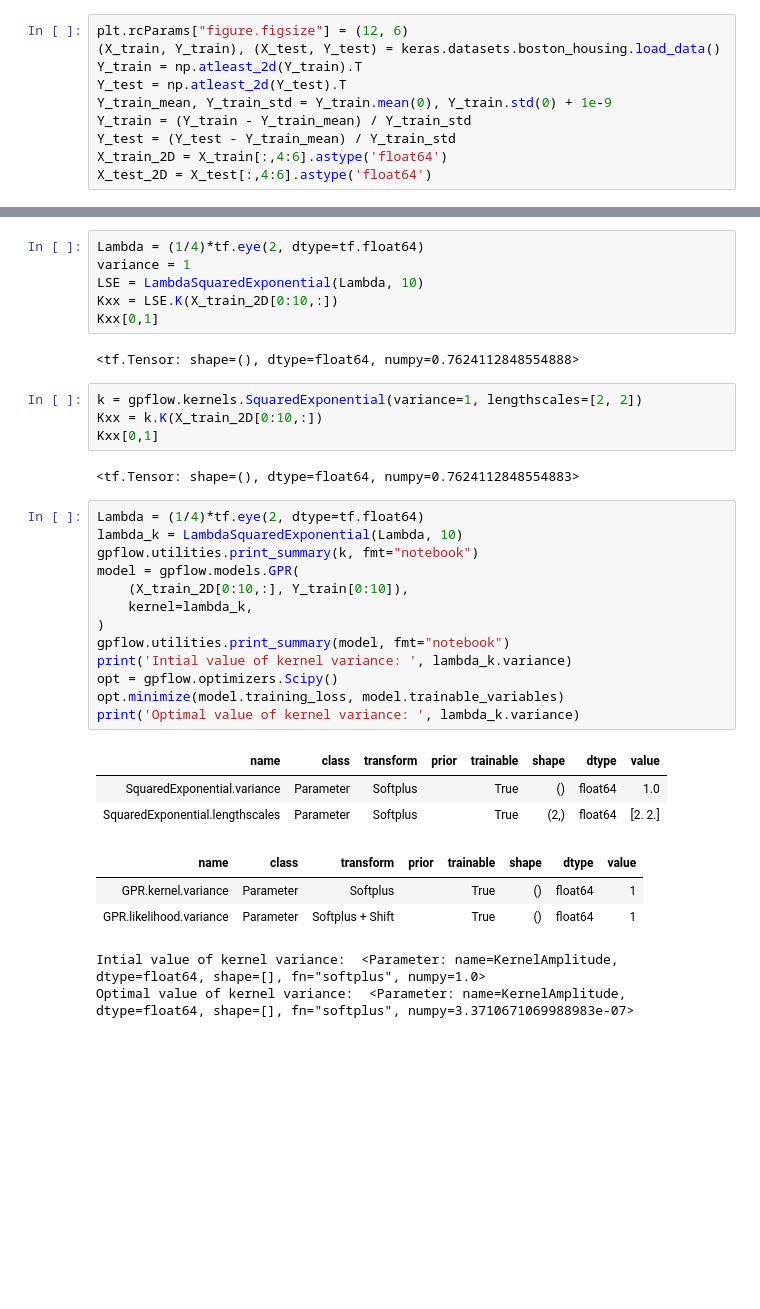
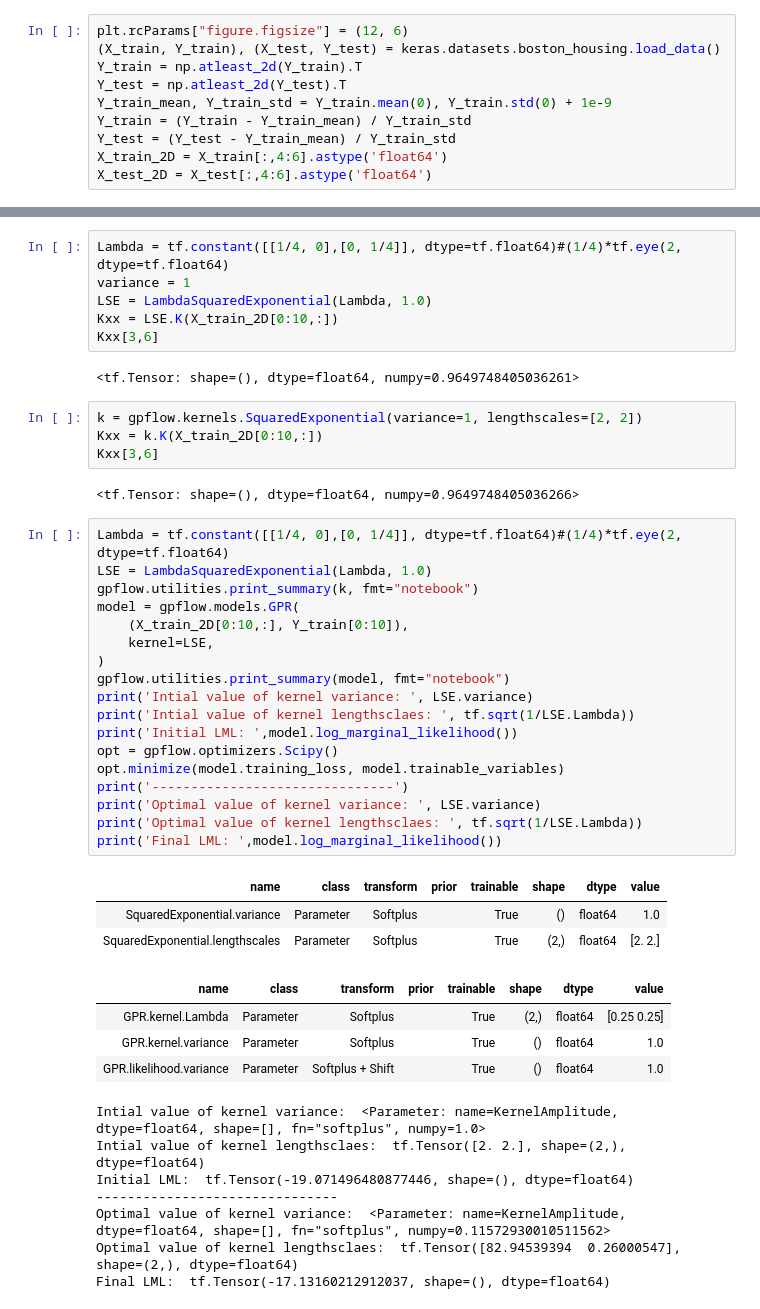
Before and after one commit to mattyred/BSGP_Automatic_Independence_Determination, a Jupyter notebook: kernel.ipynb, the cells around one changed output, grey strips where cells are left out. Cells and saved outputs as stored; diff of their text form; blank space fills up the shorter version.

Commit message:
Implemented custom ARD in LambdaRBF

```diff
--- a/kernel.ipynb
+++ b/kernel.ipynb
@@ -111,39 +125,50 @@ class LambdaSquaredExponential(gpflow.kernels.Kernel):
 # %%
-Lambda = (1/4)*tf.eye(2, dtype=tf.float64)
+Lambda = tf.constant([[1/4, 0],[0, 1/4]], dtype=tf.float64)#(1/4)*tf.eye(2, dtype=tf.float64)
 variance = 1
-LSE = LambdaSquaredExponential(Lambda, 10)
+LSE = LambdaSquaredExponential(Lambda, 1.0)
 Kxx = LSE.K(X_train_2D[0:10,:])
-Kxx[0,1]
+Kxx[3,6]
 # %% [output]
-<tf.Tensor: shape=(), dtype=float64, numpy=0.7624112848554888>
+<tf.Tensor: shape=(), dtype=float64, numpy=0.9649748405036261>
 # %%
 k = gpflow.kernels.SquaredExponential(variance=1, lengthscales=[2, 2])
 Kxx = k.K(X_train_2D[0:10,:])
-Kxx[0,1]
+Kxx[3,6]
 # %% [output]
-<tf.Tensor: shape=(), dtype=float64, numpy=0.7624112848554883>
+<tf.Tensor: shape=(), dtype=float64, numpy=0.9649748405036266>
 # %%
-Lambda = (1/4)*tf.eye(2, dtype=tf.float64)
-lambda_k = LambdaSquaredExponential(Lambda, 10)
+Lambda = tf.constant([[1/4, 0],[0, 1/4]], dtype=tf.float64)#(1/4)*tf.eye(2, dtype=tf.float64)
+LSE = LambdaSquaredExponential(Lambda, 1.0)
 gpflow.utilities.print_summary(k, fmt="notebook")
 model = gpflow.models.GPR(
     (X_train_2D[0:10,:], Y_train[0:10]),
-    kernel=lambda_k,
+    kernel=LSE,
 )
 gpflow.utilities.print_summary(model, fmt="notebook")
-print('Intial value of kernel variance: ', lambda_k.variance)
+print('Intial value of kernel variance: ', LSE.variance)
+print('Intial value of kernel lengthsclaes: ', tf.sqrt(1/LSE.Lambda))
+print('Initial LML: ',model.log_marginal_likelihood())
 opt = gpflow.optimizers.Scipy()
 opt.minimize(model.training_loss, model.trainable_variables)
-print('Optimal value of kernel variance: ', lambda_k.variance)
+print('-------------------------------')
+print('Optimal value of kernel variance: ', LSE.variance)
+print('Optimal value of kernel lengthsclaes: ', tf.sqrt(1/LSE.Lambda))
+print('Final LML: ',model.log_marginal_likelihood())
 # %% [output]
 | name | class | transform | prior | trainable | shape | dtype | value |
 | SquaredExponential.variance | Parameter | Softplus |  | True | () | float64 | 1.0 |
 | SquaredExponential.lengthscales | Parameter | Softplus |  | True | (2,) | float64 | [2. 2.] |
 | name | class | transform | prior | trainable | shape | dtype | value |
-| GPR.kernel.variance | Parameter | Softplus |  | True | () | float64 | 1 |
-| GPR.likelihood.variance | Parameter | Softplus + Shift |  | True | () | float64 | 1 |
+| GPR.kernel.Lambda | Parameter | Softplus |  | True | (2,) | float64 | [0.25 0.25] |
+| GPR.kernel.variance | Parameter | Softplus |  | True | () | float64 | 1.0 |
+| GPR.likelihood.variance | Parameter | Softplus + Shift |  | True | () | float64 | 1.0 |
 Intial value of kernel variance:  <Parameter: name=KernelAmplitude, dtype=float64, shape=[], fn="softplus", numpy=1.0>
-Optimal value of kernel variance:  <Parameter: name=KernelAmplitude, dtype=float64, shape=[], fn="softplus", numpy=3.3710671069988983e-07>
+Intial value of kernel lengthsclaes:  tf.Tensor([2. 2.], shape=(2,), dtype=float64)
+Initial LML:  tf.Tensor(-19.071496480877446, shape=(), dtype=float64)
+-------------------------------
+Optimal value of kernel variance:  <Parameter: name=KernelAmplitude, dtype=float64, shape=[], fn="softplus", numpy=0.11572930010511562>
+Optimal value of kernel lengthsclaes:  tf.Tensor([82.94539394  0.26000547], shape=(2,), dtype=float64)
+Final LML:  tf.Tensor(-17.13160212912037, shape=(), dtype=float64)
 # %%
 k = gpflow.kernels.SquaredExponential(variance=1, lengthscales=[2., 2.])
 gpflow.utilities.print_summary(k, fmt="notebook")
```
Also changed, not shown: parts of 5 cells of this notebook.
